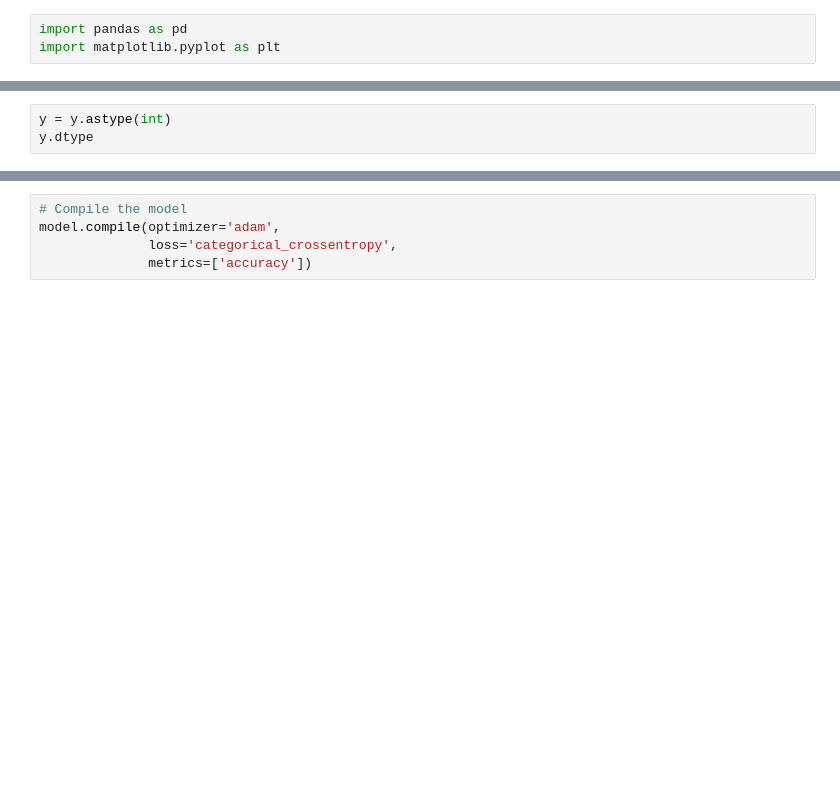
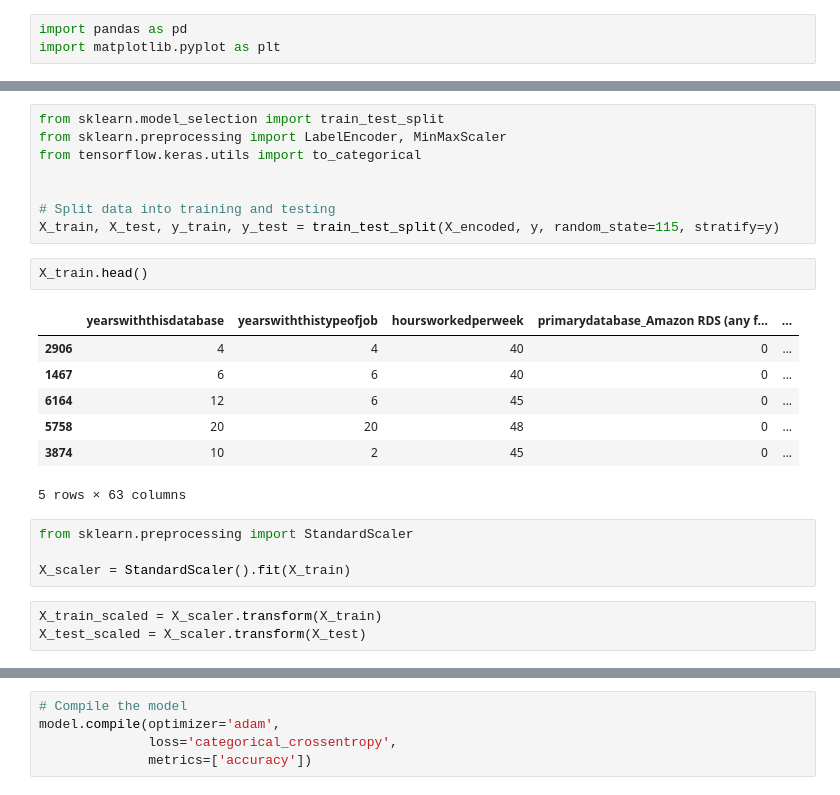
Before and after one commit to adrianavandeguchte/PredictYourSalary, a Jupyter notebook: notebooks/model_base.ipynb, the cells around one changed output, grey strips where cells are left out. Cells and saved outputs as stored; diff of their text form; blank space fills up the shorter version.

Commit message:
neural model attempt

```diff
--- a/notebooks/model_base.ipynb
+++ b/notebooks/model_base.ipynb
@@ -78,3 +55,0 @@ X_encoded
-# %%
-y = y.astype(int)
-y.dtype
@@ -201,0 +73,25 @@ from tensorflow.keras.utils import to_categorical
+# %%
+from sklearn.model_selection import train_test_split
+from sklearn.preprocessing import LabelEncoder, MinMaxScaler
+from tensorflow.keras.utils import to_categorical
+
+
+# Split data into training and testing
+X_train, X_test, y_train, y_test = train_test_split(X_encoded, y, random_state=115, stratify=y)
+# %%
+X_train.head()
+# %% [output]
+|  | yearswiththisdatabase | yearswiththistypeofjob | hoursworkedperweek | primarydatabase_Amazon RDS (any f... | ... |
+| 2906 | 4 | 4 | 40 | 0 | ... |
+| 1467 | 6 | 6 | 40 | 0 | ... |
+| 6164 | 12 | 6 | 45 | 0 | ... |
+| 5758 | 20 | 20 | 48 | 0 | ... |
+| 3874 | 10 | 2 | 45 | 0 | ... |
+5 rows × 63 columns
+# %%
+from sklearn.preprocessing import StandardScaler
+
+X_scaler = StandardScaler().fit(X_train)
+# %%
+X_train_scaled = X_scaler.transform(X_train)
+X_test_scaled = X_scaler.transform(X_test)
```
Also changed, not shown: parts of 24 cells of this notebook.
